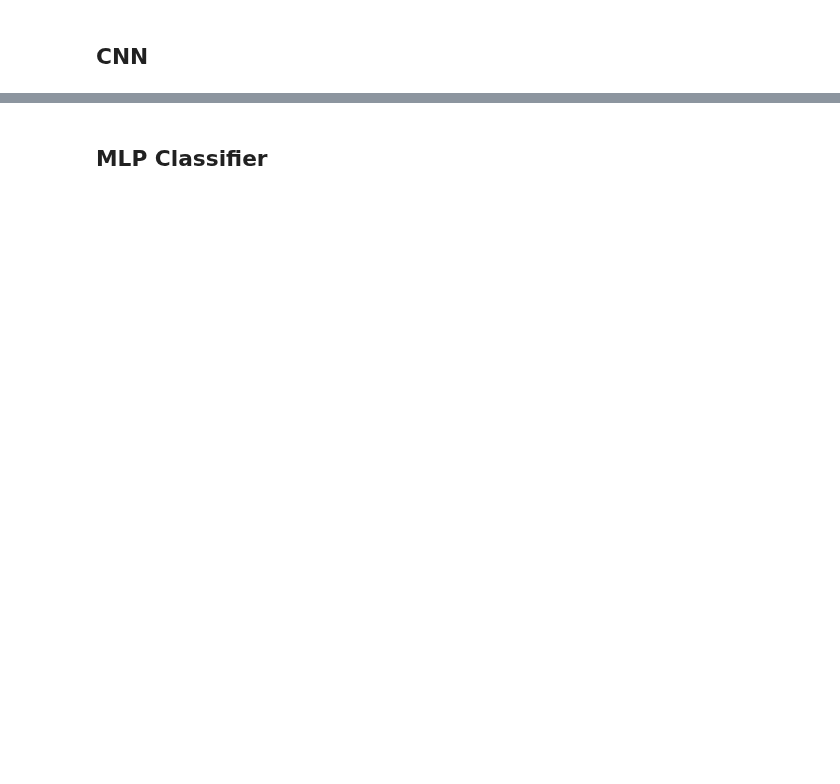
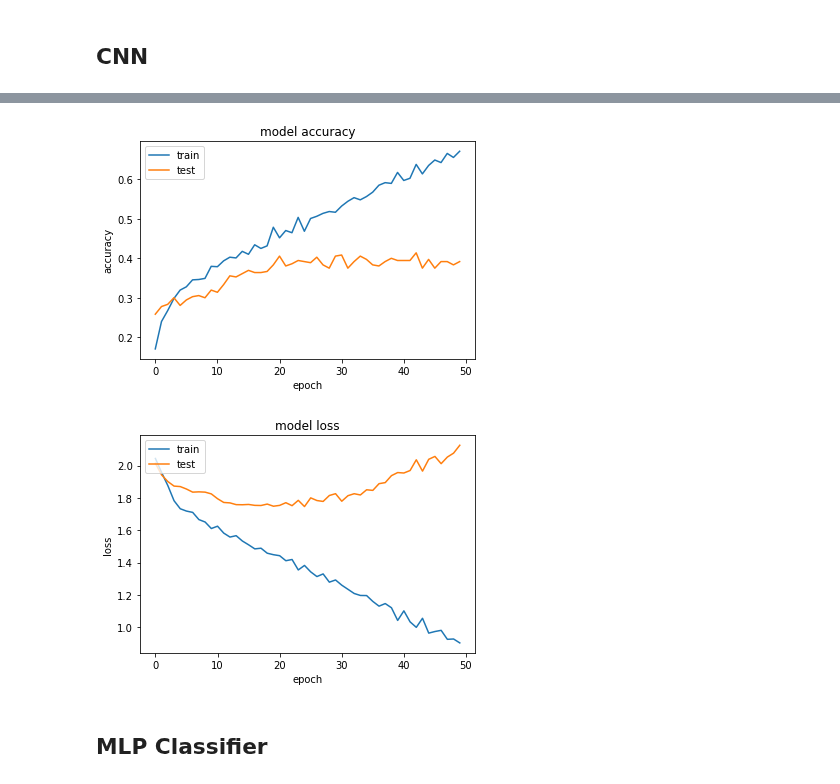
Before and after one commit to mkosaka1/Speech_Emotion_Recognition, a Jupyter notebook: eda_preprocessing_old.ipynb, the cells around one changed output, grey strips where cells are left out. Saved outputs shown, nothing was run; the diff lists cells and outputs as text; code cells hidden in the pictures; blank space fills up the shorter version.

Commit message:
changed cnn model

```diff
--- a/eda_preprocessing_old.ipynb
+++ b/eda_preprocessing_old.ipynb
@@ -362,11 +390,11 @@ df = pd.concat([audio_df,pd.DataFrame(df['mfcc_feature'].values.tolist())],axis=
 df=df.fillna(0)
 # %%
 # TRAIN TEST SPLIT
-X_train, X_test, y_train, y_test = train_test_split(df.drop(['path','labels'],axis=1)
-                                                    , df.labels
+X_train, X_test, y_train, y_test = train_test_split(df_combined.drop(['path','emotion'],axis=1)
+                                                    , df_combined.emotion
                                                     , test_size=0.25
-                                                    , shuffle=True
+                                                    , shuffle=False
                                                     , random_state=42
                                                    )
 
-X_train[150:160]
+X_train.head()
@@ -415,16 +507,25 @@ from keras.layers import Input, Flatten, Dropout, Activation, BatchNormalization
 from keras.layers import Dense, Embedding, LSTM
 
 #BUILD CNN MODEL
-
 model = Sequential()
-model.add(Conv1D(32, kernel_size=(3), activation='relu', input_shape=(X_train.shape[1],1)))
-model.add(Conv1D(64, kernel_size=(3), activation='relu'))
+model.add(Conv1D(32, kernel_size=(4), activation='relu', input_shape=(X_train.shape[1],1)))
+model.add(Conv1D(64, kernel_size=(4), activation='relu'))
 model.add(MaxPooling1D(pool_size=(2)))
 model.add(Dropout(0.25))
-model.add(Conv1D(64, kernel_size=(3), activation='relu'))
+model.add(Conv1D(64, kernel_size=(4), activation='relu'))
+model.add(MaxPooling1D(pool_size=(2)))
+model.add(Dropout(0.25))
+model.add(Conv1D(128, kernel_size=(4), activation='relu'))
+model.add(MaxPooling1D(pool_size=(2)))
+model.add(Dropout(0.25))
+model.add(Conv1D(128, kernel_size=(4), activation='relu'))
+model.add(MaxPooling1D(pool_size=(2)))
+model.add(Conv1D(128, kernel_size=(4), activation='relu'))
+model.add(MaxPooling1D(pool_size=(2)))
+model.add(Dropout(0.25))
 model.add(Flatten())
-model.add(Dense(128, activation='relu'))
+model.add(Dense(256, activation='relu'))
 model.add(Dropout(0.5))
-model.add(Dense(16, activation='softmax'))
+model.add(Dense(8, activation='softmax'))
 model.summary()
 opt = keras.optimizers.Adam(lr=0.0001)
@@ -438,11 +580,22 @@ print("Accuracy of the model is - " , model.evaluate(X_test,y_test)[1]*100 , "%"
 # %%
+plt.plot(model_history.history['acc'])
+plt.plot(model_history.history['val_acc'])
+plt.title('model accuracy')
+plt.ylabel('accuracy')
+plt.xlabel('epoch')
+plt.legend(['train', 'test'], loc='upper left')
+plt.show()
+# summarize history for loss
 plt.plot(model_history.history['loss'])
 plt.plot(model_history.history['val_loss'])
 plt.title('model loss')
 plt.ylabel('loss')
 plt.xlabel('epoch')
 plt.legend(['train', 'test'], loc='upper left')
 plt.show()
+# %% [output]
+[figure, added]
+[figure, added]
 # %%
 # 50 epoch
 # val_accuracy = .3972 mfcc
```
Also changed, not shown: parts of 23 cells of this notebook.
